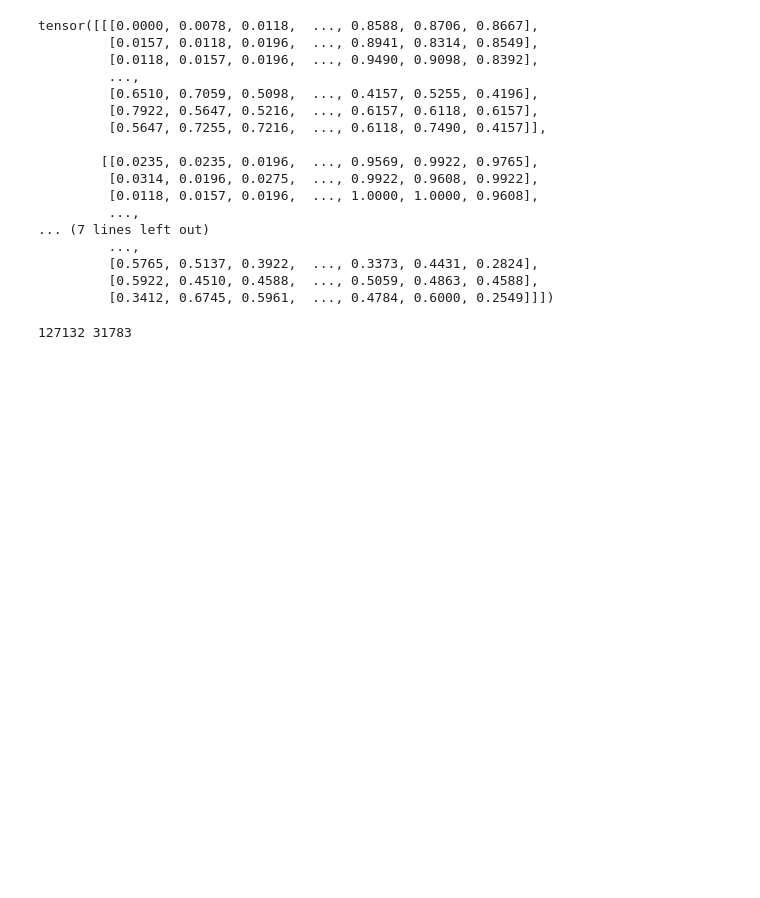
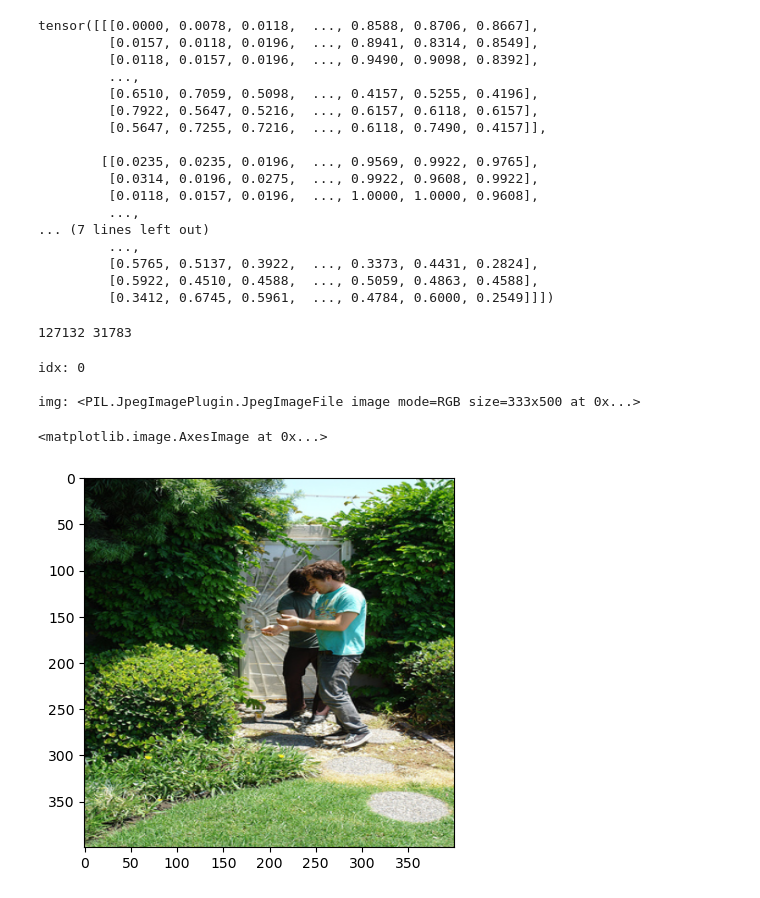
Before and after one commit to MichaelBai2008/VisionLearningModel, a Jupyter notebook: vlm.ipynb, the cells around one changed output. Cells and saved outputs as stored; diff of their text form; code cells hidden in the pictures; blank space fills up the shorter version.

Commit message:
Visualizing images to testi and confirm that images are being correctly loaded and processed in batches

```diff
--- a/vlm.ipynb
+++ b/vlm.ipynb
@@ -125,3 +125,12 @@ test_dataset = ImgCommentDataset(config, image_comments_folder, train_test_split
 print(len(train_dataset), len(test_dataset))
 # %% [output]
 127132 31783
+# %%
+image_tensor, comment_encoding = train_dataset[0]
+plt.imshow(image_tensor.permute(1, 2, 0))
+# %% [output]
+idx: 0
+
+img: <PIL.JpegImagePlugin.JpegImageFile image mode=RGB size=333x500 at 0x...>
+<matplotlib.image.AxesImage at 0x...>
+[figure, added]
```
Also changed, not shown: parts of 3 cells of this notebook.
